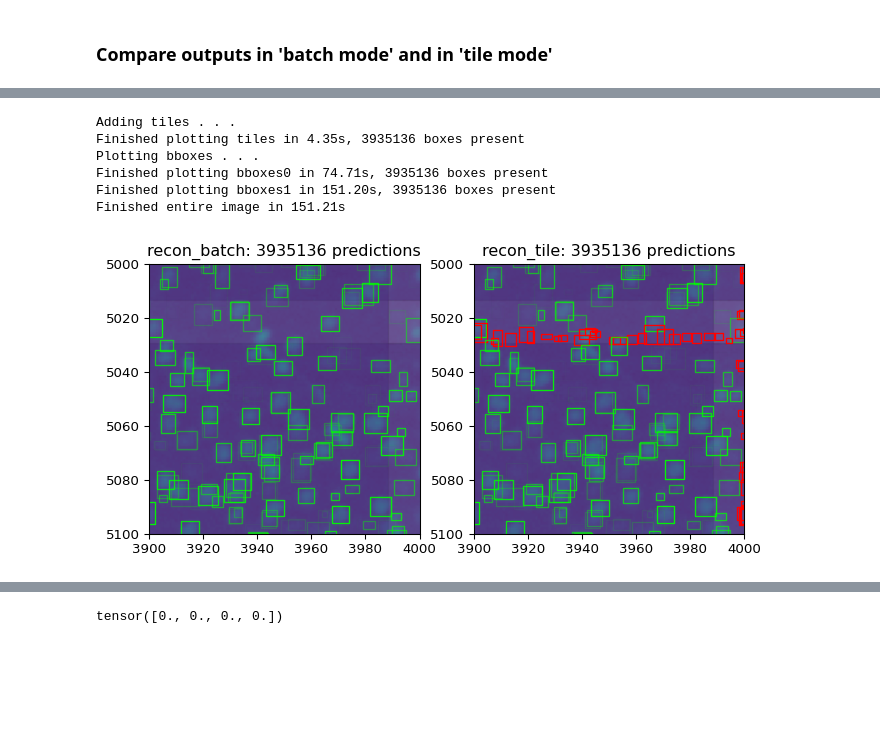
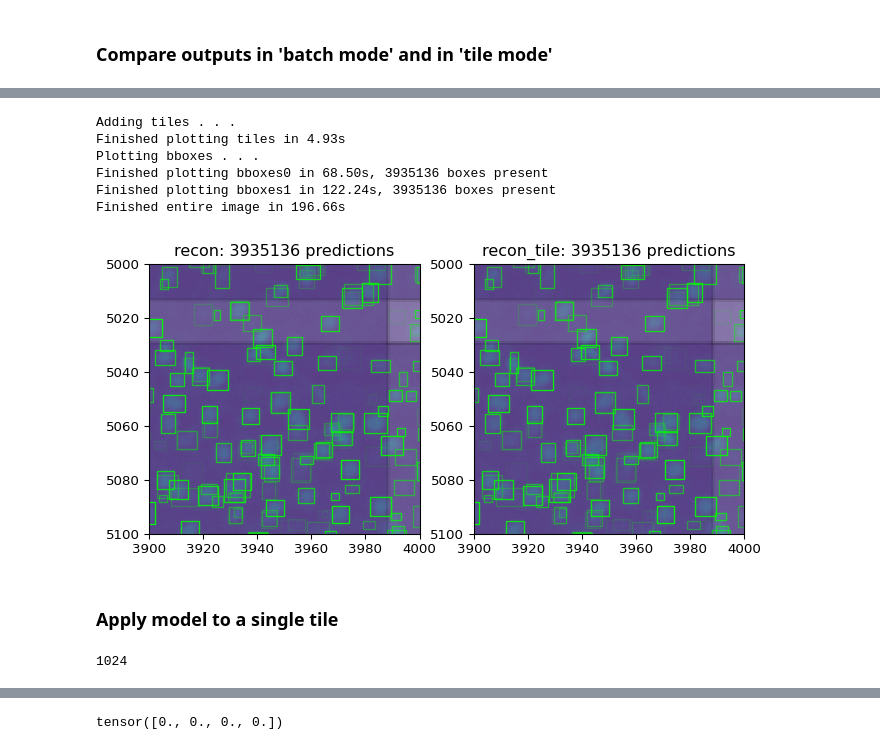
Before and after one commit to twardlab/yolo_model, a Jupyter notebook: docs/notebooks/yolo_pipeline.ipynb, the cells around one changed output, grey strips where cells are left out. Drawn from its saved outputs; the diff is of its cells as text; code cells hidden in the pictures; blank space fills up the shorter version.

```diff
--- a/docs/notebooks/yolo_pipeline.ipynb
+++ b/docs/notebooks/yolo_pipeline.ipynb
@@ -485,7 +483,7 @@ def tiles_to_orig(tiles, pads):
 
     return tiles_out
 # %%
-start = time.time()
+start_total = time.time()
 
 plotBbox = True
 addTiles = True
@@ -509,53 +507,80 @@ if addTiles:
         p = tile['p']
         bg = tile['bg']
         color = 'k' if bg else 'w'
-        rec = Rectangle(p[::-1],tile_dim/2,tile_dim/2, facecolor=color, edgecolor='k',alpha = 0.05)
+        rec = Rectangle(p[::-1],tile_dim/2,tile_dim/2, facecolor=color, edgecolor='k', linewidth=3, alpha = 0.1)
         ax[0].add_patch(rec)
-        rec = Rectangle(p[::-1],tile_dim/2,tile_dim/2, facecolor=color, edgecolor='k',alpha = 0.05)
+        rec = Rectangle(p[::-1],tile_dim/2,tile_dim/2, facecolor=color, edgecolor='k', linewidth=3, alpha = 0.1)
         ax[1].add_patch(rec)
-    print(f'Finished plotting tiles in {time.time()-start:.2f}s, {len(scores)} boxes present')
+    print(f'Finished plotting tiles in {time.time()-start:.2f}s')
 
 if plotBbox:
     print('Plotting bboxes . . .')
     start = time.time()
-    scores = recon_batch[:,:,-4].ravel()
-    predicted_rectangles = bb_to_rec(recon_batch,fc='none',ec='lime',alpha=scores)
+    # scores = recon_batch[:,:,-4].ravel()
+    # predicted_rectangles = bb_to_rec(recon_batch,fc='none',ec='lime',alpha=scores)
+    # ax[0].add_collection(predicted_rectangles)
+    # ax[0].set_title(f'recon_batch: {len(scores)} predictions')
+    # print(f'Finished plotting bboxes0 in {time.time()-start:.2f}s, {len(scores)} boxes present')
+    scores = recon_tile[:,:,-4].ravel()
+    predicted_rectangles = bb_to_rec(recon_tile,fc='none',ec='lime',alpha=scores)
     ax[0].add_collection(predicted_rectangles)
-    ax[0].set_title(f'recon_batch: {len(scores)} predictions')
+    ax[0].set_title(f'recon: {len(scores)} predictions')
     print(f'Finished plotting bboxes0 in {time.time()-start:.2f}s, {len(scores)} boxes present')
 
     start = time.time()
     scores = recon_tile[:,:,-4].ravel()
     ec = ['red' if s==0 else 'lime' for s in scores]
     scores = [1 if s==0 else s for s in scores]
     # ec = 'lime'
     predicted_rectangles = bb_to_rec(recon_tile,fc='none',ec=ec,alpha=scores)
     ax[1].add_collection(predicted_rectangles)
     ax[1].set_title(f'recon_tile: {len(scores)} predictions')
     print(f'Finished plotting bboxes1 in {time.time()-start:.2f}s, {len(scores)} boxes present')
 
 if setBounds:
     for ax_i in ax:
         ax_i.set_xlim([3900,4000])
         ax_i.set_ylim([5100,5000])
-        # ax_i.set_xlim([7300,7400])
-        # ax_i.set_ylim([8600,8500])
+        # ax_i.set_xlim([3950,4050])
+        # ax_i.set_ylim([5070,4970])
+        # ax_i.set_xlim([1500,6000])
+        # ax_i.set_ylim([8000,2500])
 
-# ax[0].set_xlim([4000,4100])
-# ax[0].set_ylim([6200,6100])
-# ax[1].set_xlim([4000,4100])
-# ax[1].set_ylim([6200,6100])
-
-print(f'Finished entire image in {time.time()-start:.2f}s')
+print(f'Finished entire image in {time.time()-start_total:.2f}s')
 
 fig.set_size_inches(8,4)
 fig.canvas.draw()
 # plt.savefig(f'/home/abenneck/Desktop/yolo_model/tiles_{img_idx}.png')
 # %% [output]
 Adding tiles . . .
-Finished plotting tiles in 4.35s, 3935136 boxes present
+Finished plotting tiles in 4.93s
 Plotting bboxes . . .
-Finished plotting bboxes0 in 74.71s, 3935136 boxes present
-Finished plotting bboxes1 in 151.20s, 3935136 boxes present
-Finished entire image in 151.21s
+Finished plotting bboxes0 in 68.50s, 3935136 boxes present
+Finished plotting bboxes1 in 122.24s, 3935136 boxes present
+Finished entire image in 196.66s
-[figure, old version]
+[figure, new version]
+# %% [markdown]
+### Apply model to a single tile
+# %%
+def NMS_tile(I, iou_thresh = 0.9):
+    """
+    Note: bboxes are of the form [cx, cy, w, h] in relative units
+    """
+
+    I_out = np.ones(I.shape)*-np.inf
+    # Sort bboxes by confidene
+    conf_idx = np.argsort(I[-4,:,:].detach().numpy().ravel())
+    # I_sorted = I[:,conf_idx]
+
+    # Add bbox with highest confidence to output list (best_bb)
+
+    # Remove all bboxes that have an IOU > IOU_thresh with "best_bb" by setting conf to -np.inf
+
+    # Repeat until no boxes remain on the list
+
+    return conf_idx
+
+temp_out = NMS_tile(out[0])
+len(np.unique(temp_out))
+# %% [output]
+1024
```
Also changed, not shown: parts of 7 cells of this notebook, 2 other files.
